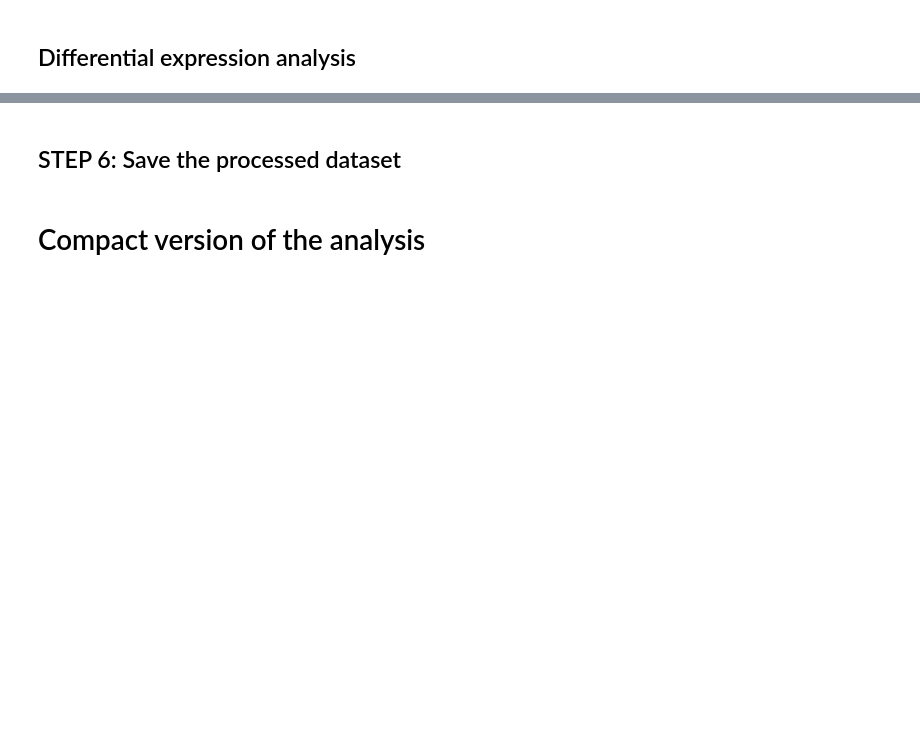
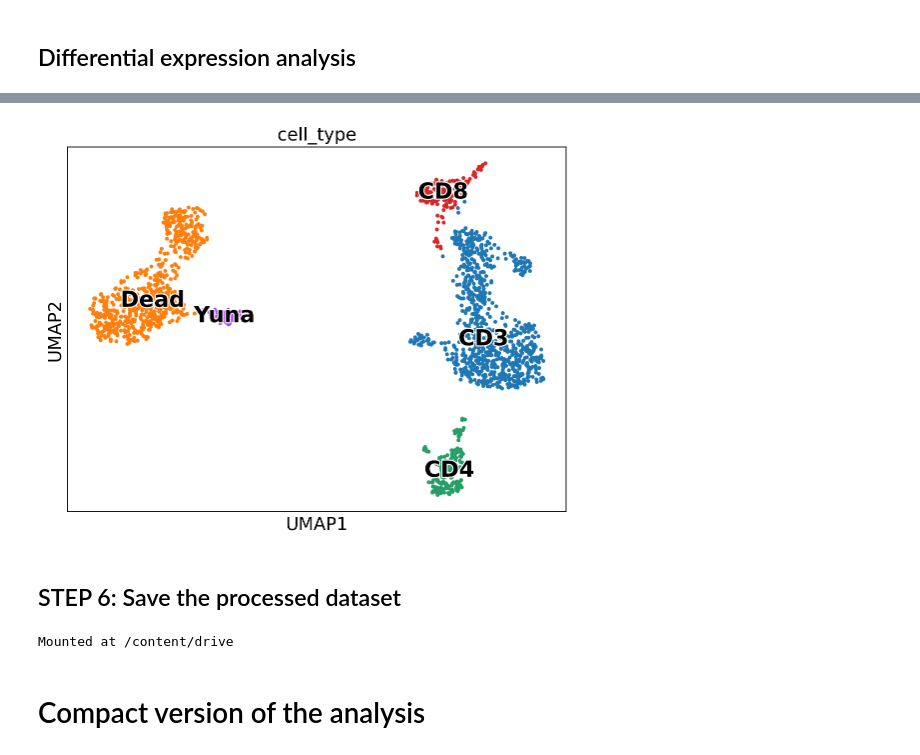
Before and after one commit to jsonna22-rgb/data, a Jupyter notebook: jonah_bms225a_ds_workshop_3_student_notebook_2026.ipynb, the cells around one changed output, grey strips where cells are left out. Saved outputs shown, nothing was run; the diff lists cells and outputs as text; code cells hidden in the pictures; blank space fills up the shorter version.

```diff
--- a/jonah_bms225a_ds_workshop_3_student_notebook_2026.ipynb
+++ b/jonah_bms225a_ds_workshop_3_student_notebook_2026.ipynb
@@ -321,29 +640,44 @@ sc.pl.rank_genes_groups_dotplot(adata,
 # %%
 ##############################################################
 # [🔺] annotate the clusters!!
 
 clusters_to_labels = {
-    '0':'?',
-    '1':'??',
-    '2':'???',
-    '3':'????'
+    '0': 'CD3',
+    '1': 'Dead',
+    '2': 'CD4',
+    '3': 'CD8',
+    '4': 'Yuna'
+}
 
-}
 
 # use the above dict to create a new column in obs with all cells labeled
 # this is done by first mapping the cluster column to the values of the dict
 # and assigning the result to a new column in obs
-adata.obs['???'] = adata.obs['???'].map(clusters_to_labels)
+adata.obs['cell_type'] = (
+    adata.obs['leiden_coarse'].map(clusters_to_labels)
+)
 
 
 ## umap plot with the new labels
-sc.pl.umap(adata,color='???',size=50,legend_loc='on data',legend_fontoutline=2,legend_fontsize=20)
+sc.pl.umap(
+    adata,
+    color='cell_type',
+    size=50,
+    legend_loc='on data',
+    legend_fontoutline=2,
+    legend_fontsize=20
+)
+# %% [output]
+[figure, added]
 # %% [markdown]
 ## STEP 6: Save the processed dataset
 # %%
 adata.write_h5ad('blood_RNA_BMS225a_single_batch.h5ad') # this will be deleted when this session ends
 # %%
 # [🔺] The h5ad file is too big to download so let's mount google drive from the Files tab and save it there
-# adata.write_h5ad('/content/drive/MyDrive/your_project_folder/blood_RNA_BMS225a_single_batch.h5ad')
+
+adata.write_h5ad('/content/drive/MyDrive/jonah_bms225a_ds_workshop_3_student_notebook_2026/blood_RNA_BMS225a_single_batch.h5ad')
+# %% [output]
+Mounted at /content/drive
 # %% [markdown]
 # Compact version of the analysis
```
Also changed, not shown: parts of 53 cells of this notebook.
